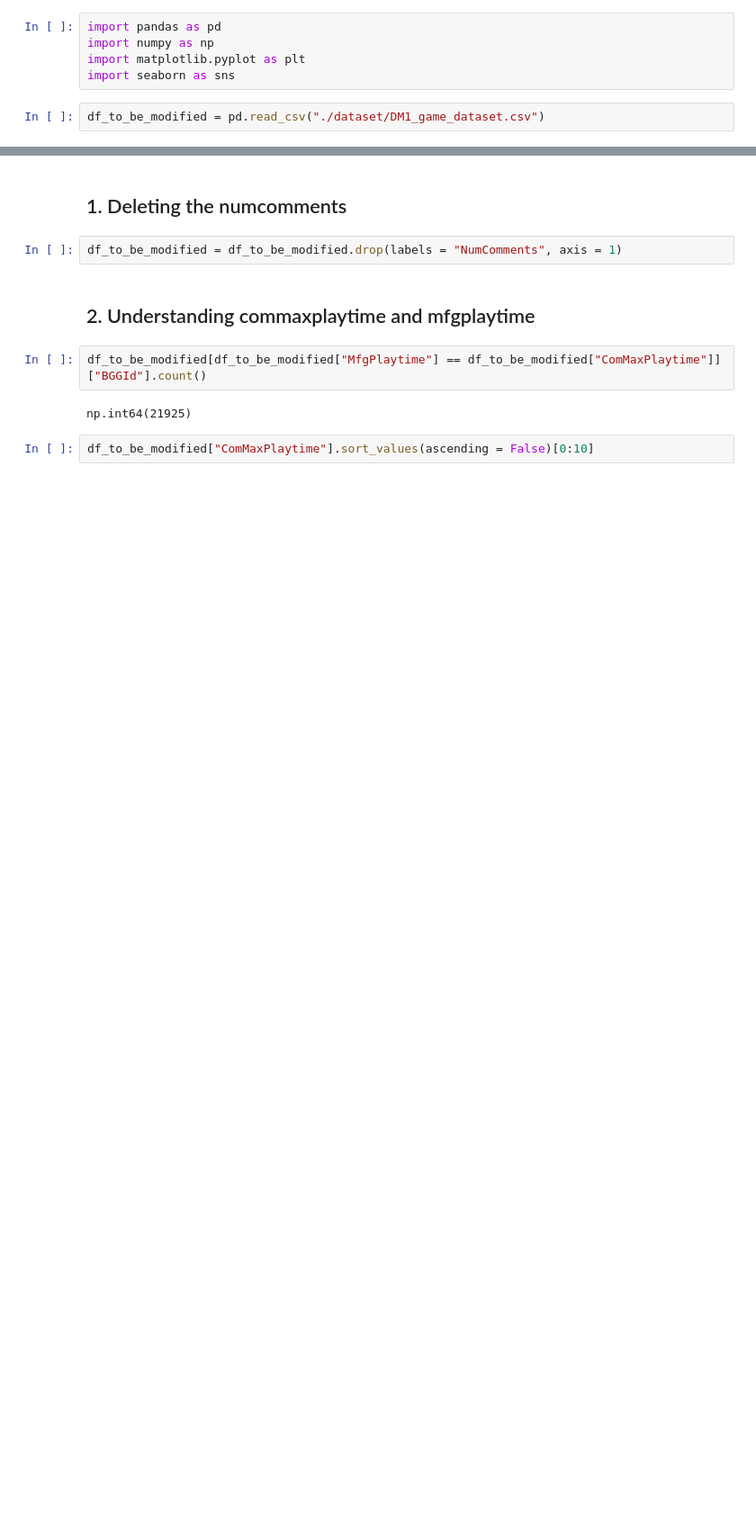
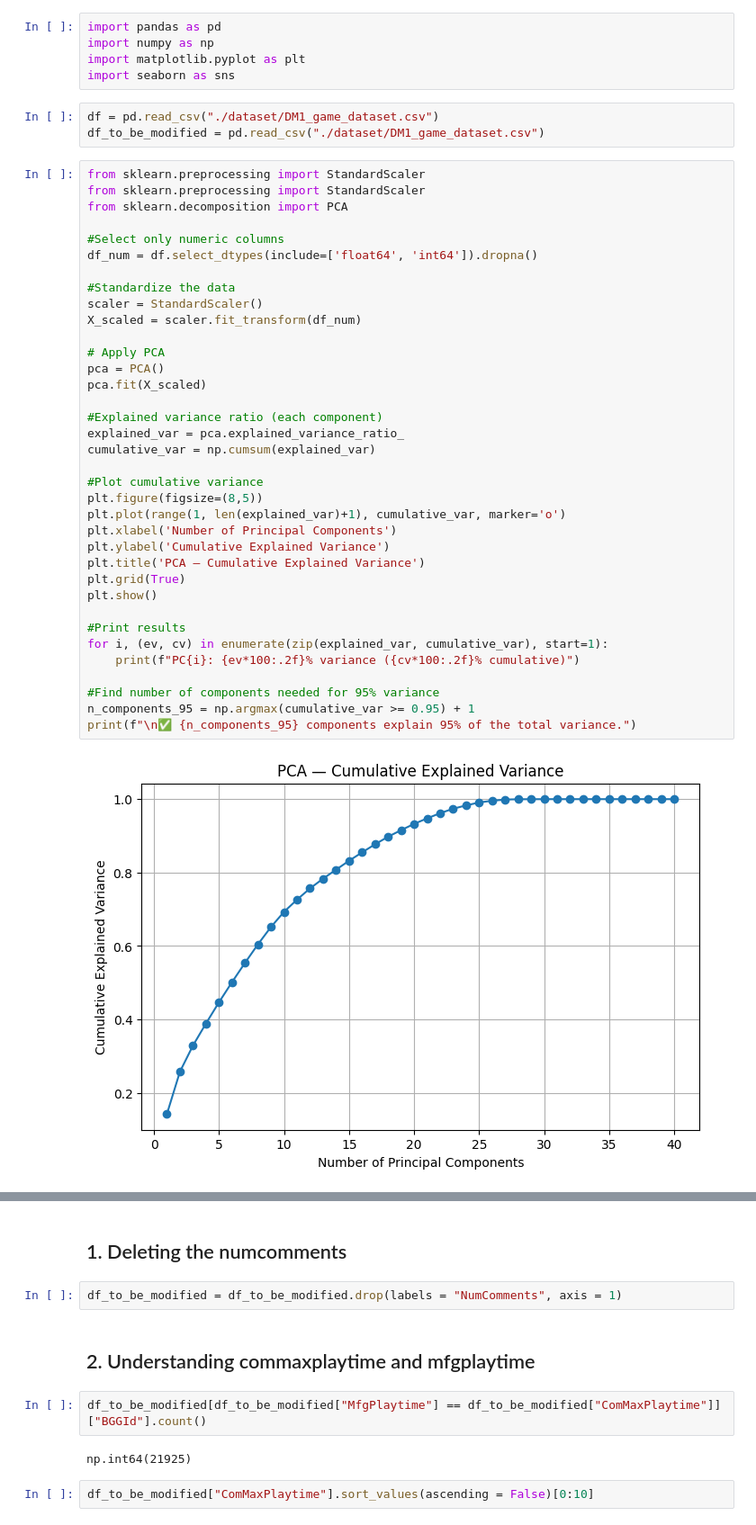
Before and after one commit to leopasq24/DataMining, a Jupyter notebook: data_preparation.ipynb, the cells around one changed output, grey strips where cells are left out. Shown at 90% size. Saved outputs shown, nothing was run; the diff lists cells and outputs as text; blank space fills up the shorter version.

```diff
--- a/data_preparation.ipynb
+++ b/data_preparation.ipynb
@@ -4,4 +4,43 @@ import numpy as np
 import matplotlib.pyplot as plt
 import seaborn as sns
 # %%
+df = pd.read_csv("./dataset/DM1_game_dataset.csv")
 df_to_be_modified = pd.read_csv("./dataset/DM1_game_dataset.csv")
+# %%
+from sklearn.preprocessing import StandardScaler
+from sklearn.preprocessing import StandardScaler
+from sklearn.decomposition import PCA
+
+#Select only numeric columns
+df_num = df.select_dtypes(include=['float64', 'int64']).dropna()
+
+#Standardize the data
+scaler = StandardScaler()
+X_scaled = scaler.fit_transform(df_num)
+
+# Apply PCA
+pca = PCA()
+pca.fit(X_scaled)
+
+#Explained variance ratio (each component)
+explained_var = pca.explained_variance_ratio_
+cumulative_var = np.cumsum(explained_var)
+
+#Plot cumulative variance
+plt.figure(figsize=(8,5))
+plt.plot(range(1, len(explained_var)+1), cumulative_var, marker='o')
+plt.xlabel('Number of Principal Components')
+plt.ylabel('Cumulative Explained Variance')
+plt.title('PCA — Cumulative Explained Variance')
+plt.grid(True)
+plt.show()
+
+#Print results
+for i, (ev, cv) in enumerate(zip(explained_var, cumulative_var), start=1):
+    print(f"PC{i}: {ev*100:.2f}% variance ({cv*100:.2f}% cumulative)")
+
+#Find number of components needed for 95% variance
+n_components_95 = np.argmax(cumulative_var >= 0.95) + 1
+print(f"\n✅ {n_components_95} components explain 95% of the total variance.")
+# %% [output]
+[figure, added]
```
Also changed, not shown: parts of 1 cell of this notebook.
